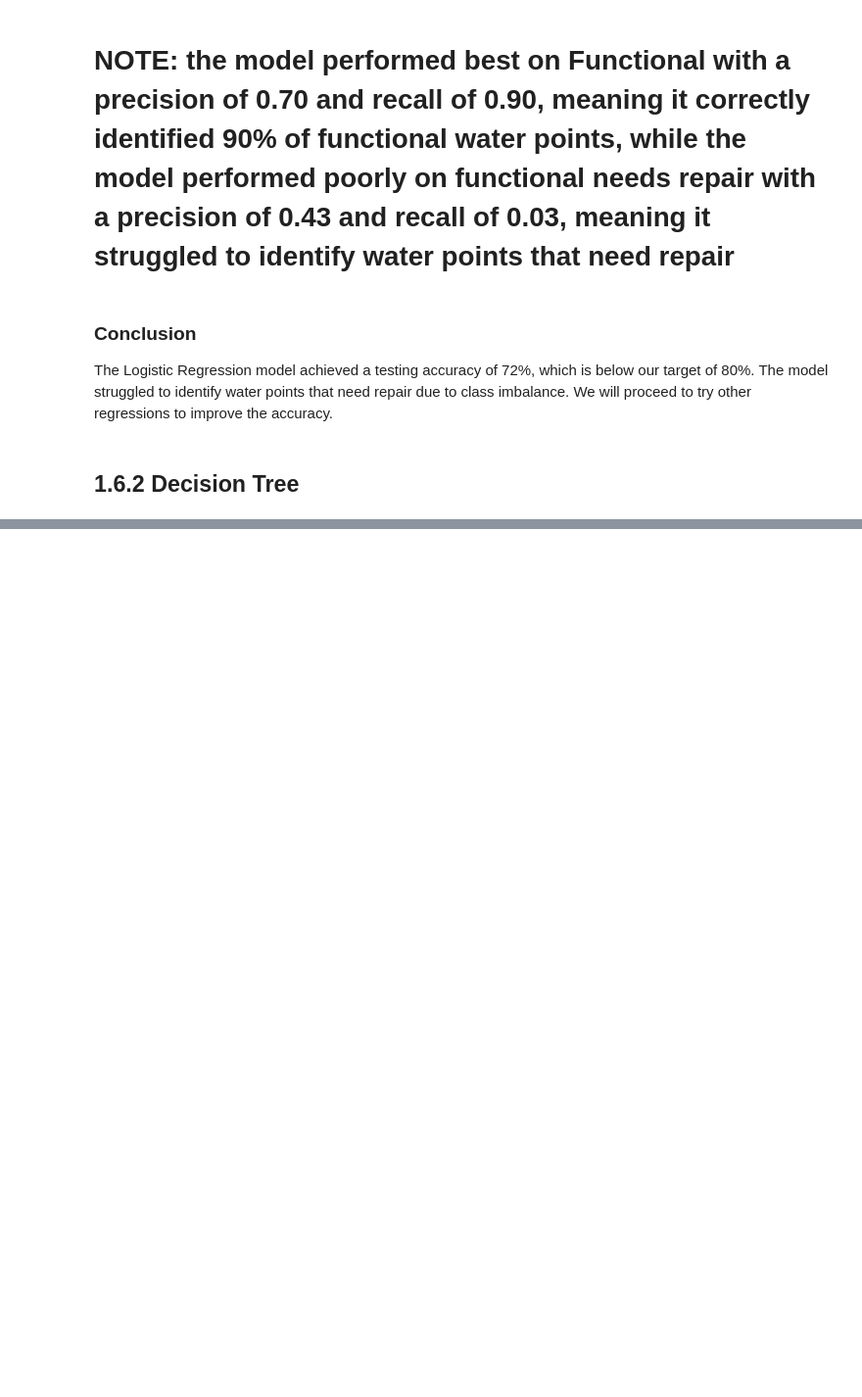
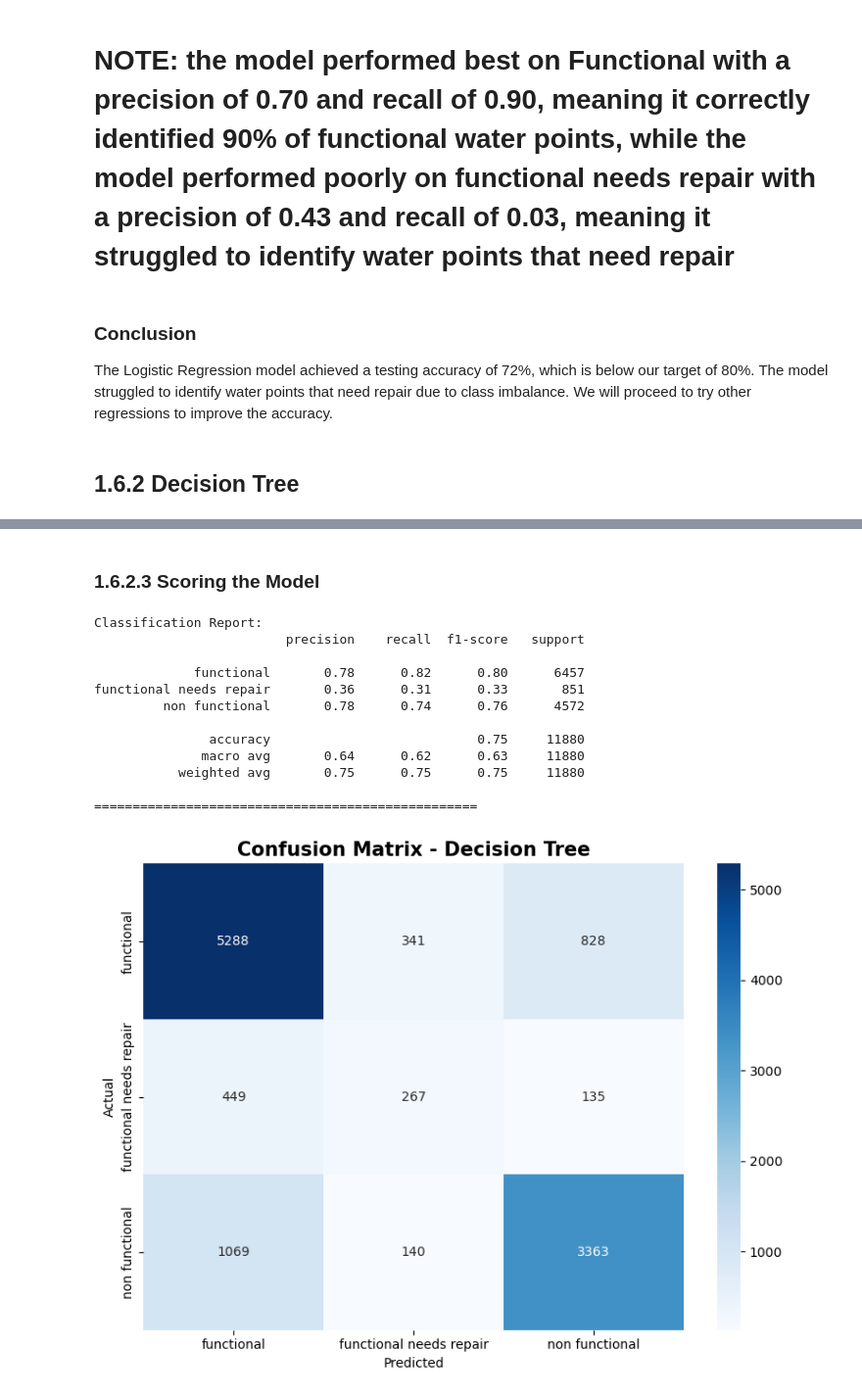
Before and after one commit to nduvawinnie/TANZANIAN_WATERWELL_PREDICTIVE_MODEL_REVIEW_1, a Jupyter notebook: PHASE_3_PROJECT/Tanzanian_water_wells.ipynb, the cells around one changed output, grey strips where cells are left out. Shown at 98% size. Cells and saved outputs as stored; diff of their text form; code cells hidden in the pictures; blank space fills up the shorter version.

```diff
--- a/PHASE_3_PROJECT/Tanzanian_water_wells.ipynb
+++ b/PHASE_3_PROJECT/Tanzanian_water_wells.ipynb
@@ -1553,0 +1632,6 @@ to improve the accuracy.
+# %%
+# Predict the test data
+y_pred_dt = tdt.predict(X_test)
+# Evaluate the model
+print(f"Training Accuracy : {tdt.score(X_train, y_train):.2f}")
+print(f"Testing Accuracy  : {tdt.score(X_test, y_test):.2f}")
@@ -1553,0 +1656,37 @@ to improve the accuracy.
+# %% [markdown]
+### 1.6.2.3 Scoring the Model
+# %%
+
+# Classification Report
+print("Classification Report:")
+print(classification_report(y_test, y_pred_dt))
+
+print("="*50)
+
+# Confusion Matrix
+plt.figure(figsize=(8, 6))
+sns.heatmap(confusion_matrix(y_test, y_pred_dt),
+            annot=True,
+            fmt='d',
+            cmap='Blues',
+            xticklabels=tdt.classes_,
+            yticklabels=tdt.classes_)
+plt.title('Confusion Matrix - Decision Tree', fontsize=15, fontweight='bold')
+plt.xlabel('Predicted')
+plt.ylabel('Actual')
+plt.tight_layout()
+plt.show()
+# %% [output]
+Classification Report:
+                         precision    recall  f1-score   support
+
+             functional       0.78      0.82      0.80      6457
+functional needs repair       0.36      0.31      0.33       851
+         non functional       0.78      0.74      0.76      4572
+
+               accuracy                           0.75     11880
+              macro avg       0.64      0.62      0.63     11880
+           weighted avg       0.75      0.75      0.75     11880
+
+==================================================
+[figure, added]
```
Also changed, not shown: parts of 31 cells of this notebook.
